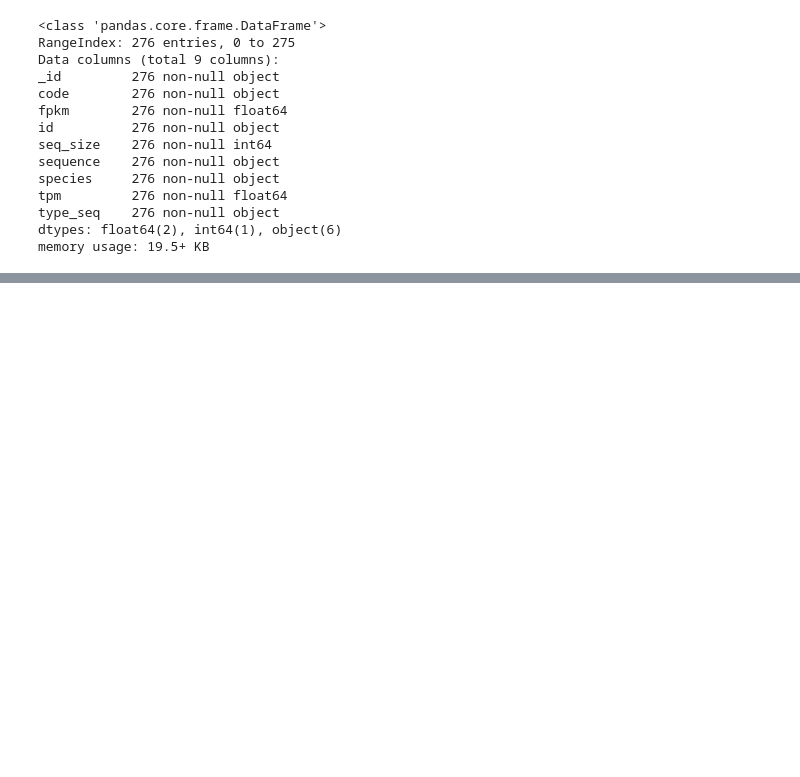
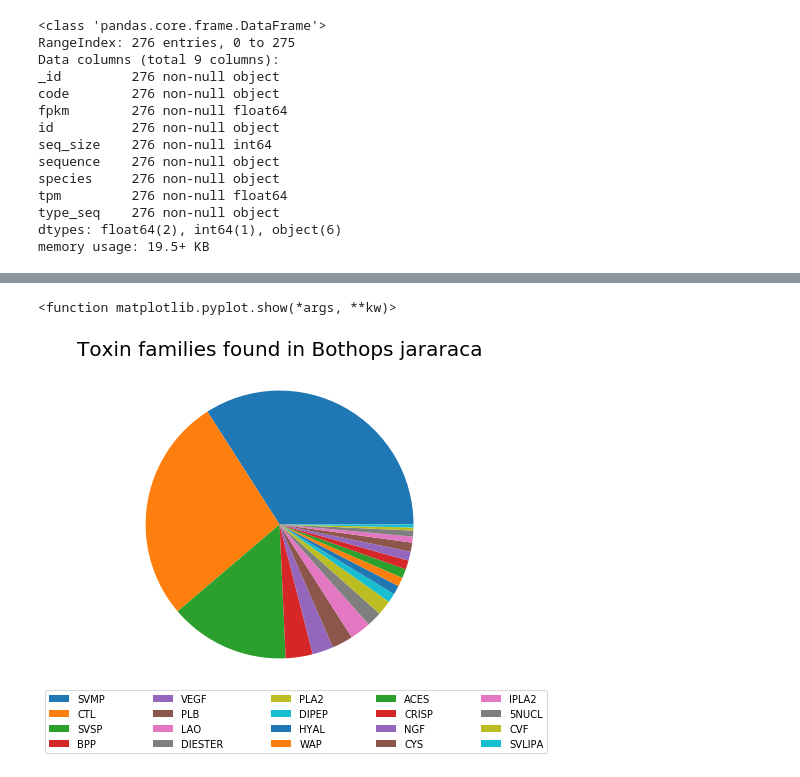
Before and after one commit to gebarros/ProteinExplorer, a Jupyter notebook: ProteinExplorer_mongo.ipynb, the cells around one changed output, grey strips where cells are left out. Saved outputs shown, nothing was run; the diff lists cells and outputs as text; code cells hidden in the pictures; blank space fills up the shorter version.

```diff
--- a/ProteinExplorer_mongo.ipynb
+++ b/ProteinExplorer_mongo.ipynb
@@ -78,0 +145,12 @@ sns.distplot(df.seq_size)
+# %%
+# Gráfico de pizza
+labels = df.Family.value_counts().index
+plt.figure(figsize=(6,6))
+fatias, texto = plt.pie(df.Family.value_counts())
+plt.axes().set_aspect('equal', 'datalim')
+plt.legend(labels,  loc=3, ncol=5, mode="expand", borderaxespad=0., bbox_to_anchor=(-0.2, -0.2, 1.5,3))
+plt.title('Toxin families found in {}'.format(species[0]), size=20)
+plt.show
+# %% [output]
+<function matplotlib.pyplot.show(*args, **kw)>
+[figure, added]
```
Also changed, not shown: parts of 15 cells of this notebook.
